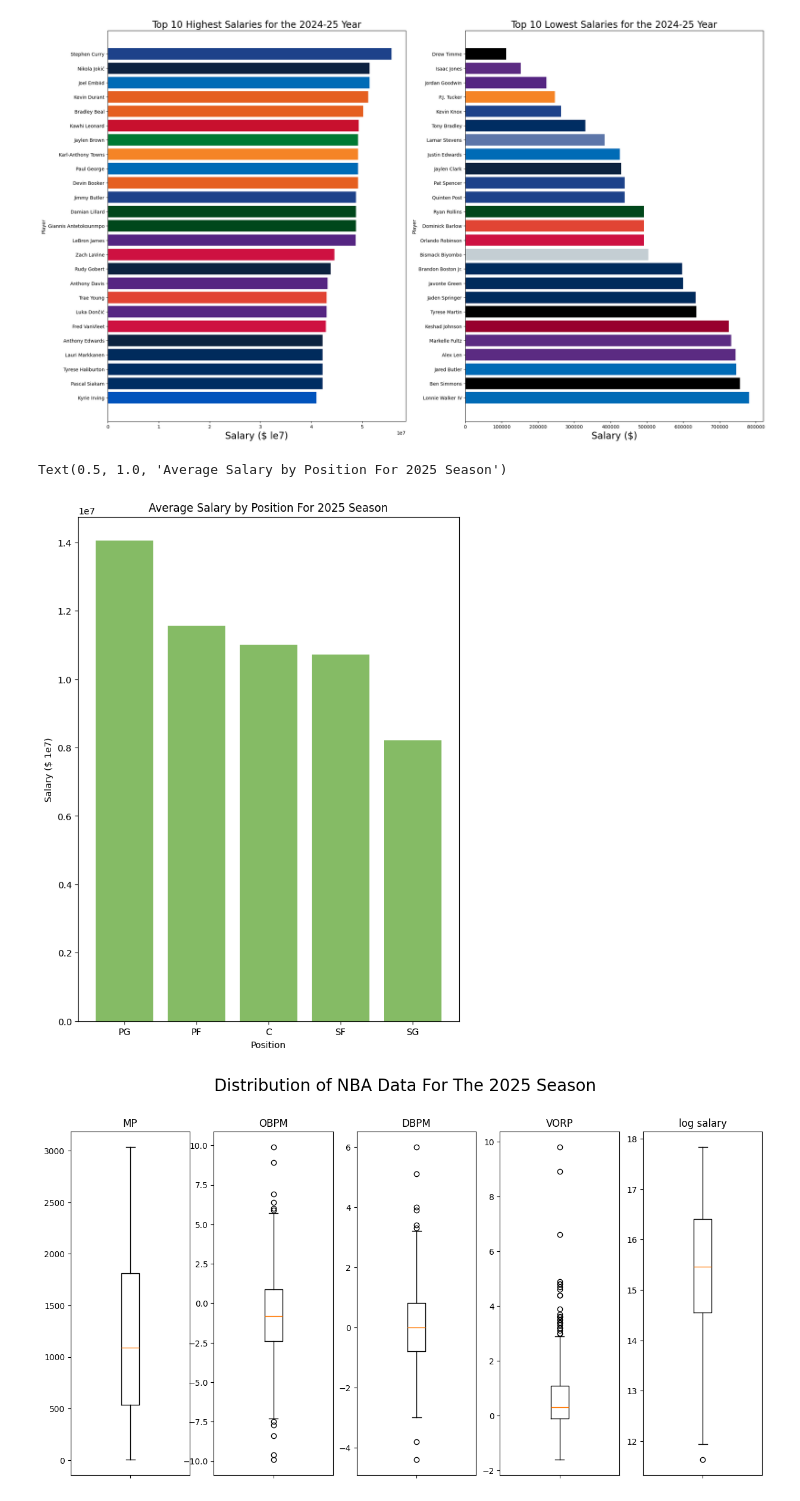
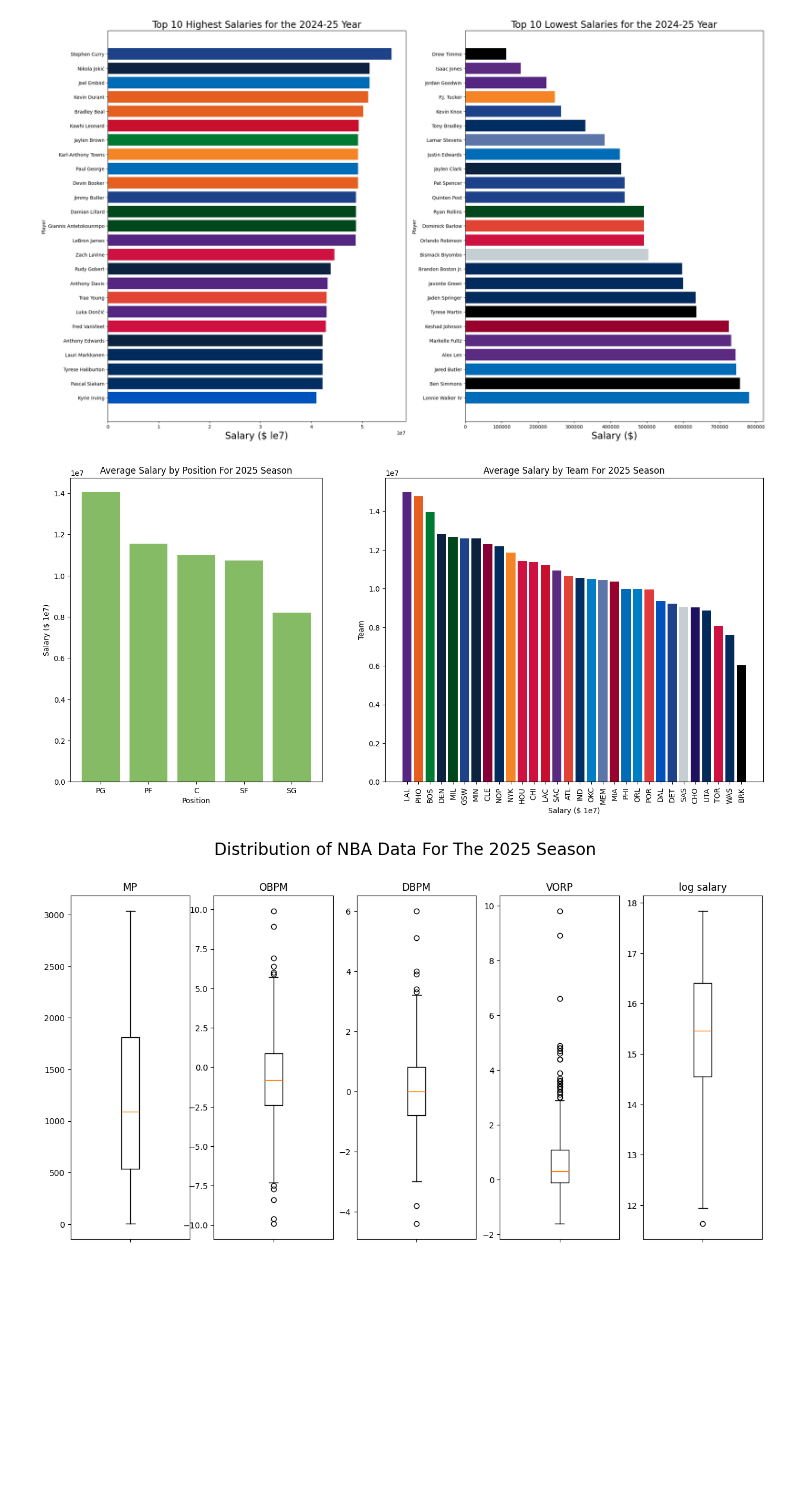
Before and after one commit to jhatch3/NBA-Salary-Minning, a Jupyter notebook: NBA-Salary/main.ipynb, the cells around one changed output. Saved outputs shown, nothing was run; the diff lists cells and outputs as text; code cells hidden in the pictures; blank space fills up the shorter version.

```diff
--- a/NBA-Salary/main.ipynb
+++ b/NBA-Salary/main.ipynb
@@ -62,15 +62,23 @@ Text(0.5, 0, 'Salary ($)')
 [figure]
 # %%
 pos_2025 = df_2025.groupby("Pos", as_index=False).mean(numeric_only=True).sort_values("Salary", ascending=False)
+team_2025 = df_2025.groupby("Team", as_index=False).mean(numeric_only=True).sort_values("Salary", ascending=False)
+colors = team_2025.merge(color_df, on="Team", how="left")
+fig, ax = plt.subplots(1, 2, figsize=(17, 7.5), sharey=False, gridspec_kw={"width_ratios": [2, 3]})
 
-fig, ax = plt.subplots(1, 1, figsize=(7.5, 10), sharey=False)
-ax.bar(x=pos_2025["Pos"], height=pos_2025["Salary"], color="#85BB65")
-ax.set_xlabel("Position")
-ax.set_ylabel("Salary ($ 1e7)")
-ax.set_title("Average Salary by Position For 2025 Season")
+
+ax[0].bar(x=pos_2025["Pos"], height=pos_2025["Salary"], color="#85BB65")
+ax[0].set_xlabel("Position")
+ax[0].set_ylabel("Salary ($ 1e7)")
+ax[0].set_title("Average Salary by Position For 2025 Season")
+
+ax[1].bar(x=team_2025["Team"], height=team_2025["Salary"], color=colors["hex"])
+ax[1].set_ylabel("Team")
+ax[1].set_xlabel("Salary ($ 1e7)")
+ax[1].set_title("Average Salary by Team For 2025 Season")
+ax[1].tick_params(axis='x', labelrotation=90)
 # %% [output]
-Text(0.5, 1.0, 'Average Salary by Position For 2025 Season')
-[figure, old version]
+[figure, new version]
 # %%
 fig, ax = plt.subplots(1, 5, figsize=(15, 7.5), sharey=False)
 
```
Also changed, not shown: parts of 2 cells of this notebook, 1 other file.
